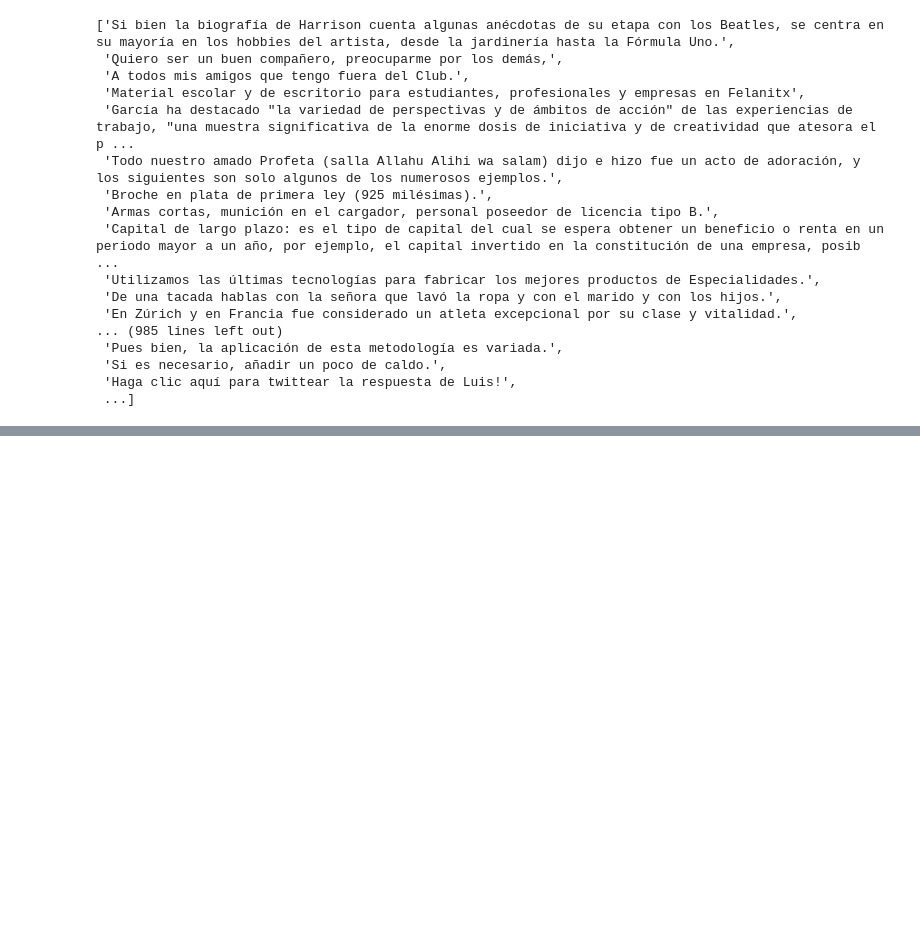
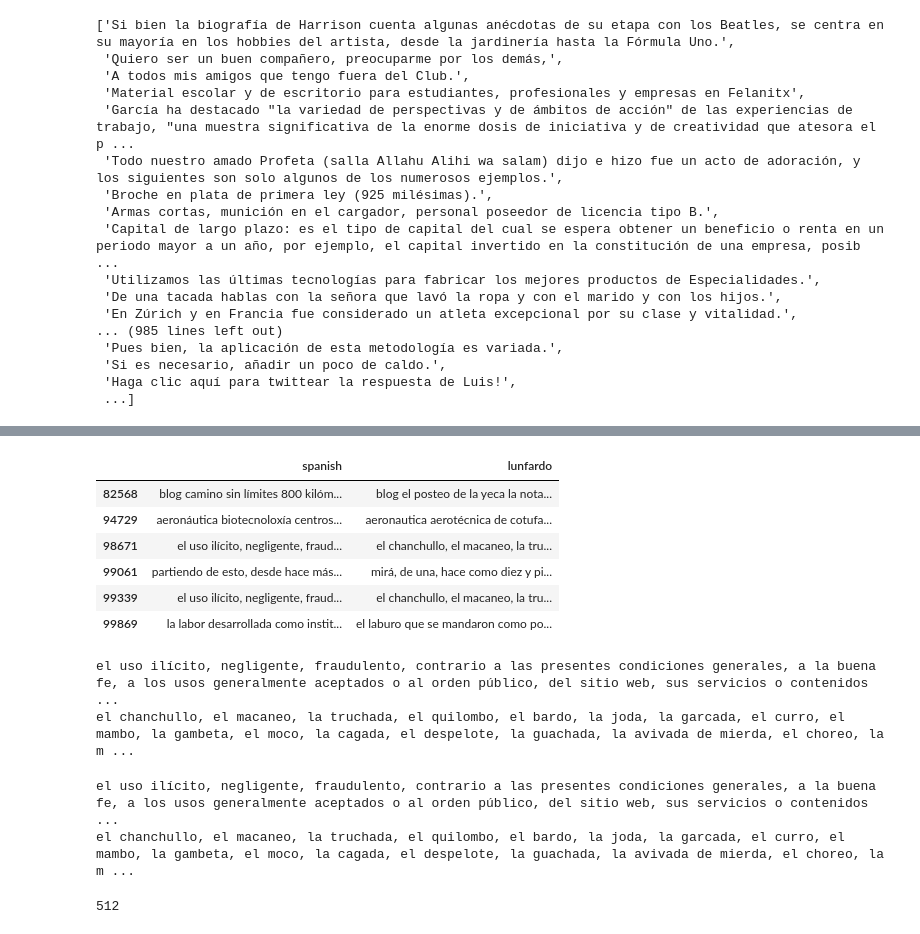
Before and after one commit to aaronbernal28/lunfardo-translator, a Jupyter notebook: codebase/noteboooks/explotation.ipynb, the cells around one changed output, grey strips where cells are left out. Drawn from its saved outputs; the diff is of its cells as text; code cells hidden in the pictures; blank space fills up the shorter version.

```diff
--- a/codebase/noteboooks/explotation.ipynb
+++ b/codebase/noteboooks/explotation.ipynb
@@ -333,0 +354,27 @@ data_sampled['spanish'].to_list()
+# %%
+data[token_counts_lf >= 512]
+# %% [output]
+|  | spanish | lunfardo |
+| 82568 | blog camino sin límites 800 kilóm... | blog el posteo de la yeca la nota... |
+| 94729 | aeronáutica biotecnoloxía centros... | aeronautica aerotécnica de cotufa... |
+| 98671 | el uso ilícito, negligente, fraud... | el chanchullo, el macaneo, la tru... |
+| 99061 | partiendo de esto, desde hace más... | mirá, de una, hace como diez y pi... |
+| 99339 | el uso ilícito, negligente, fraud... | el chanchullo, el macaneo, la tru... |
+| 99869 | la labor desarrollada como instit... | el laburo que se mandaron como po... |
+# %%
+print(data.iloc[98671]['spanish'])
+print(data.iloc[98671]['lunfardo'])
+# %% [output]
+el uso ilícito, negligente, fraudulento, contrario a las presentes condiciones generales, a la buena fe, a los usos generalmente aceptados o al orden público, del sitio web, sus servicios o contenidos ...
+el chanchullo, el macaneo, la truchada, el quilombo, el bardo, la joda, la garcada, el curro, el mambo, la gambeta, el moco, la cagada, el despelote, la guachada, la avivada de mierda, el choreo, la m ...
+# %%
+print(data.iloc[99339]['spanish'])
+print(data.iloc[99339]['lunfardo'])
+# %% [output]
+el uso ilícito, negligente, fraudulento, contrario a las presentes condiciones generales, a la buena fe, a los usos generalmente aceptados o al orden público, del sitio web, sus servicios o contenidos ...
+el chanchullo, el macaneo, la truchada, el quilombo, el bardo, la joda, la garcada, el curro, el mambo, la gambeta, el moco, la cagada, el despelote, la guachada, la avivada de mierda, el choreo, la m ...
+# %%
+len(tokenizer.encode('hol como e'*4*50
+                 , truncation=True))
+# %% [output]
+512
```
Also changed, not shown: parts of 12 cells of this notebook, 1 other file.
